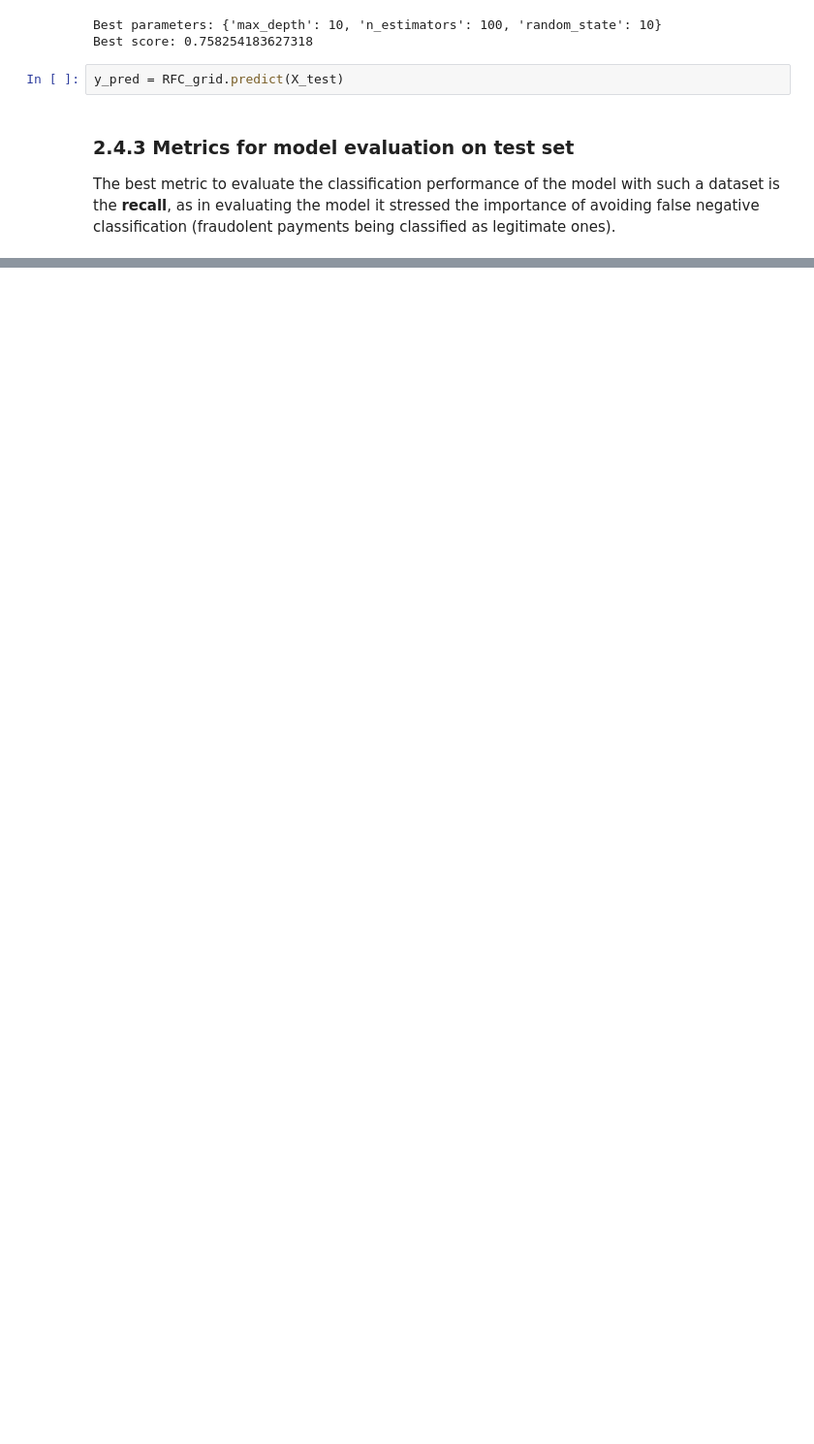
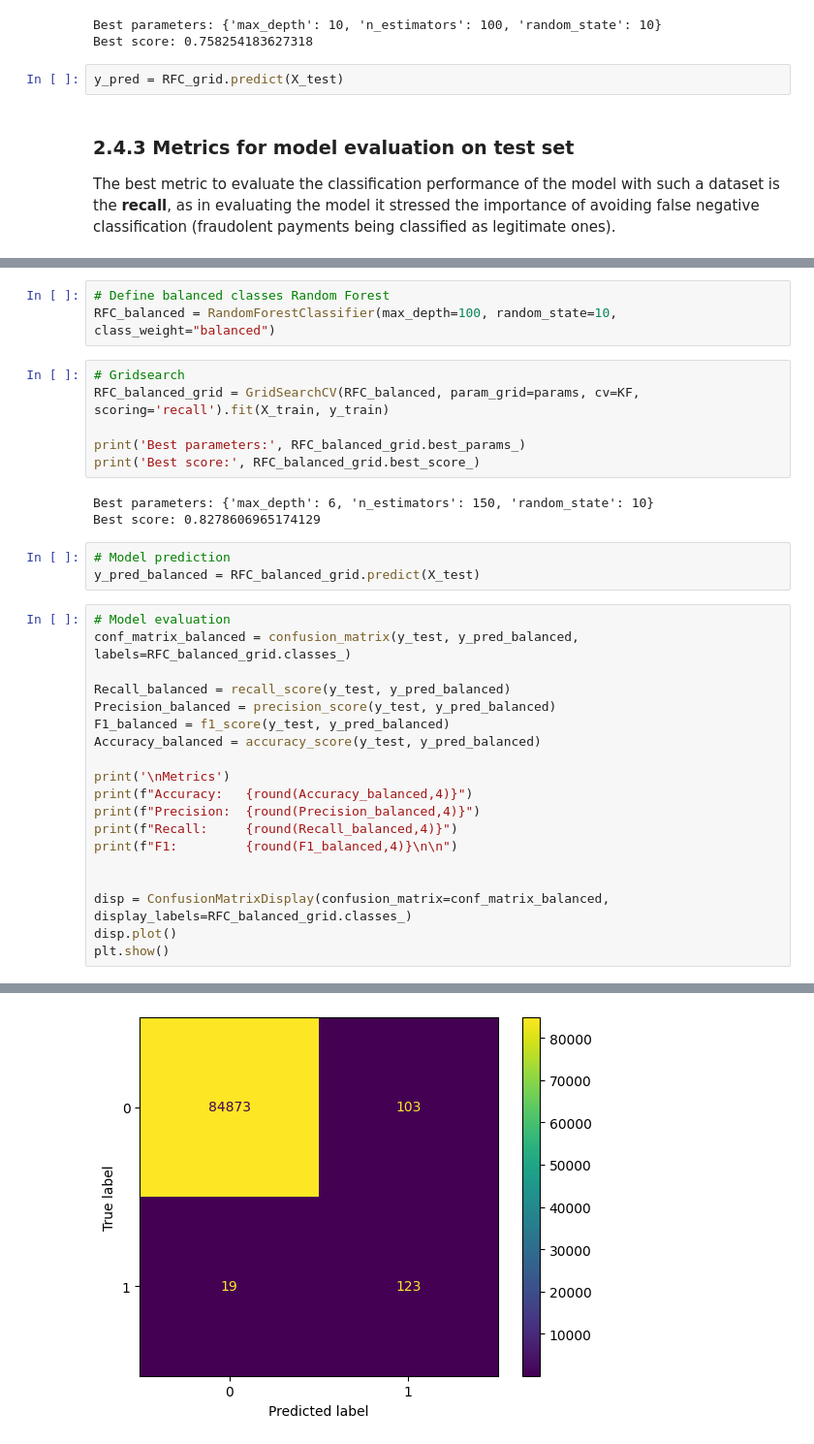
Before and after one commit to dariobrunelli/credit_card_fraud_detection, a Jupyter notebook: fraud_detection.ipynb, the cells around one changed output, grey strips where cells are left out. Shown at 97% size. Cells and saved outputs as stored; diff of their text form; blank space fills up the shorter version.

Commit message:
Models improvement updates

```diff
--- a/fraud_detection.ipynb
+++ b/fraud_detection.ipynb
@@ -297,0 +302,35 @@ Accuracy:   0.9996
+# %%
+# Define balanced classes Random Forest
+RFC_balanced = RandomForestClassifier(max_depth=100, random_state=10, class_weight="balanced")
+# %%
+# Gridsearch
+RFC_balanced_grid = GridSearchCV(RFC_balanced, param_grid=params, cv=KF, scoring='recall').fit(X_train, y_train)
+
+print('Best parameters:', RFC_balanced_grid.best_params_)
+print('Best score:', RFC_balanced_grid.best_score_)
+# %% [output]
+Best parameters: {'max_depth': 6, 'n_estimators': 150, 'random_state': 10}
+Best score: 0.8278606965174129
+# %%
+# Model prediction
+y_pred_balanced = RFC_balanced_grid.predict(X_test)
+# %%
+# Model evaluation
+conf_matrix_balanced = confusion_matrix(y_test, y_pred_balanced, labels=RFC_balanced_grid.classes_)
+
+Recall_balanced = recall_score(y_test, y_pred_balanced)
+Precision_balanced = precision_score(y_test, y_pred_balanced)
+F1_balanced = f1_score(y_test, y_pred_balanced)
+Accuracy_balanced = accuracy_score(y_test, y_pred_balanced)
+
+print('\nMetrics')
+print(f"Accuracy:   {round(Accuracy_balanced,4)}")
+print(f"Precision:  {round(Precision_balanced,4)}")
+print(f"Recall:     {round(Recall_balanced,4)}")
+print(f"F1:         {round(F1_balanced,4)}\n\n")
+
+
+disp = ConfusionMatrixDisplay(confusion_matrix=conf_matrix_balanced,  display_labels=RFC_balanced_grid.classes_)
+disp.plot()
+plt.show()
+# %% [output]
@@ -297,0 +342 @@ Accuracy:   0.9996
+[figure, added]
```
Also changed, not shown: parts of 43 cells of this notebook.
